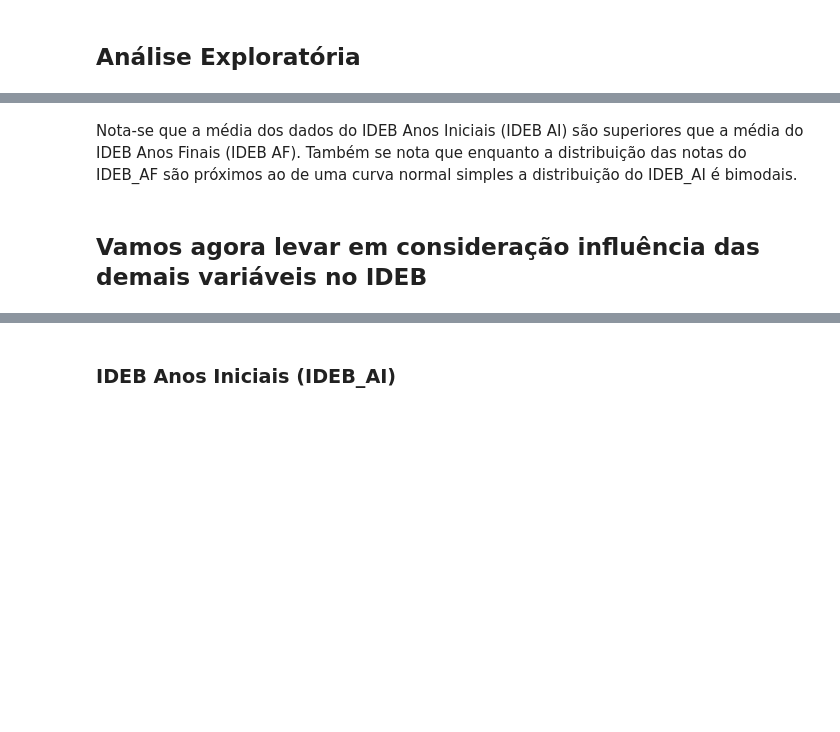
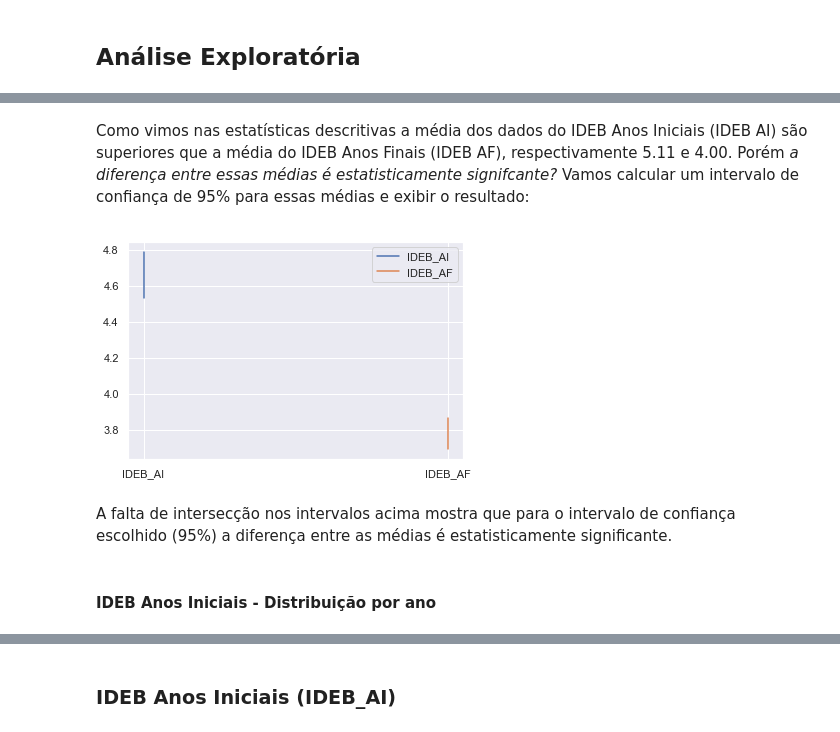
Before and after one commit to xboard/xboard.github.io, a Jupyter notebook: ipynb/IDEB.ipynb, the cells around one changed output, grey strips where cells are left out. Cells and saved outputs as stored; diff of their text form; code cells hidden in the pictures; blank space fills up the shorter version.

```diff
--- a/ipynb/IDEB.ipynb
+++ b/ipynb/IDEB.ipynb
@@ -71,4 +92,18 @@ sns.kdeplot(df["IDEB_AF"], shade=True)
-# %% [markdown]
-Nota-se que a média dos dados do IDEB Anos Iniciais (IDEB AI) são superiores que a média do IDEB Anos Finais (IDEB AF). Também se nota que enquanto a distribuição das notas do IDEB_AF são próximos ao de uma curva normal simples a distribuição do IDEB_AI é bimodais.
-# %% [markdown]
-## Vamos agora levar em consideração influência das demais variáveis no IDEB
+# %% [markdown]
+Como vimos nas estatísticas descritivas a média dos dados do IDEB Anos Iniciais (IDEB AI) são superiores que a média do IDEB Anos Finais (IDEB AF), respectivamente 5.11 e 4.00. Porém *a diferença entre essas médias é estatisticamente signifcante?* Vamos calcular um intervalo de confiança de 95% para essas médias e exibir o resultado:
+# %%
+ci_mean_ideb_ai = bootstrap.ci(data=df["IDEB_AI"], alpha=0.05)
+ci_mean_ideb_af = bootstrap.ci(data=df["IDEB_AF"], alpha=0.05)
+
+fig, ax = plt.subplots()
+ax.plot(["IDEB_AI", "IDEB_AI"], ci_mean_ideb_ai, label="IDEB_AI")
+ax.plot(["IDEB_AF", "IDEB_AF"], ci_mean_ideb_af, label="IDEB_AF")
+ax.legend()
+
+plt.show()
+# %% [output]
+[figure, added]
+# %% [markdown]
+A falta de intersecção nos intervalos acima mostra que para o intervalo de confiança escolhido (95%) a diferença entre as médias é estatisticamente significante.
+# %% [markdown]
+#### IDEB Anos Iniciais - Distribuição por ano
```
Also changed, not shown: parts of 47 cells of this notebook.
